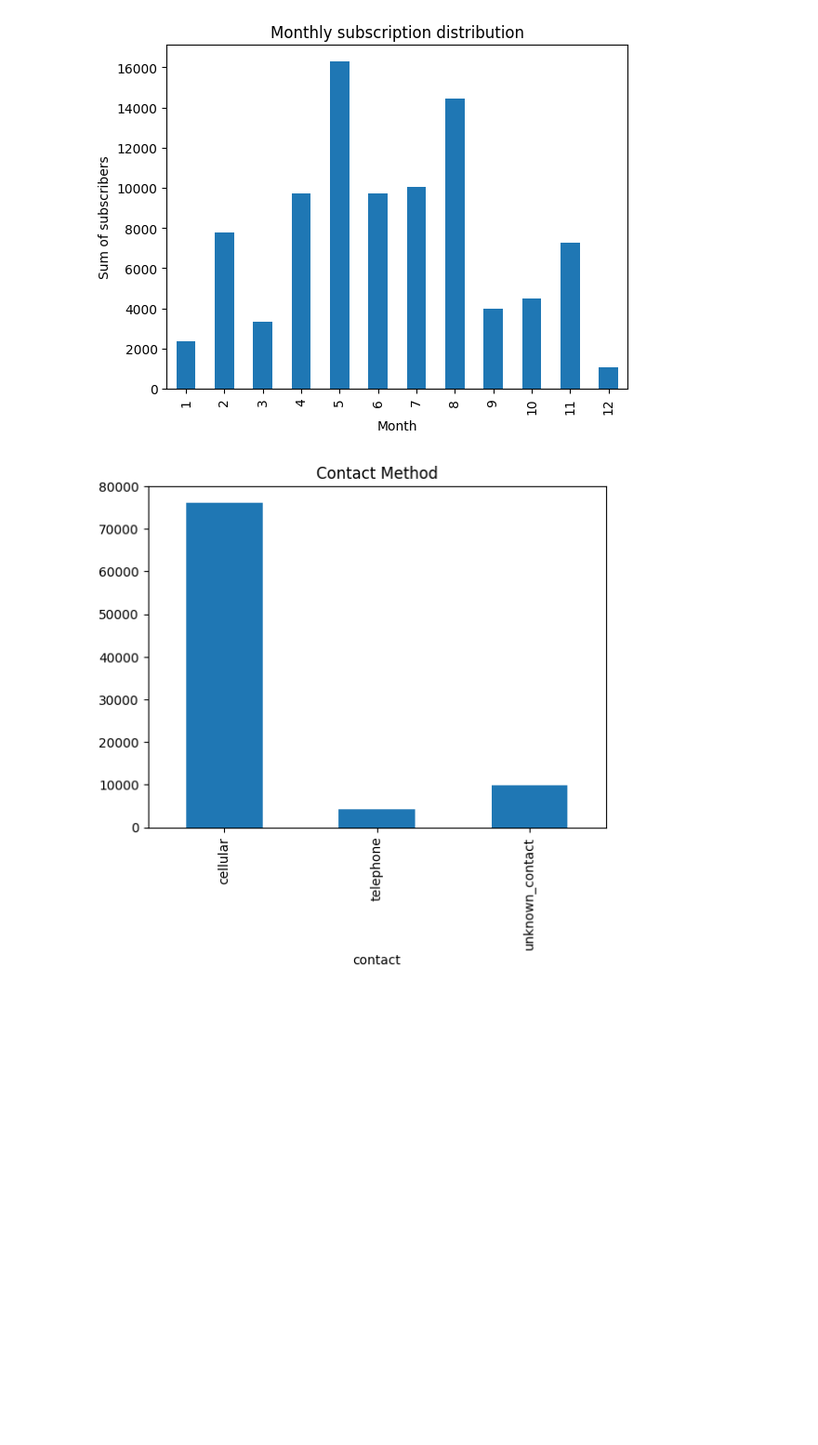
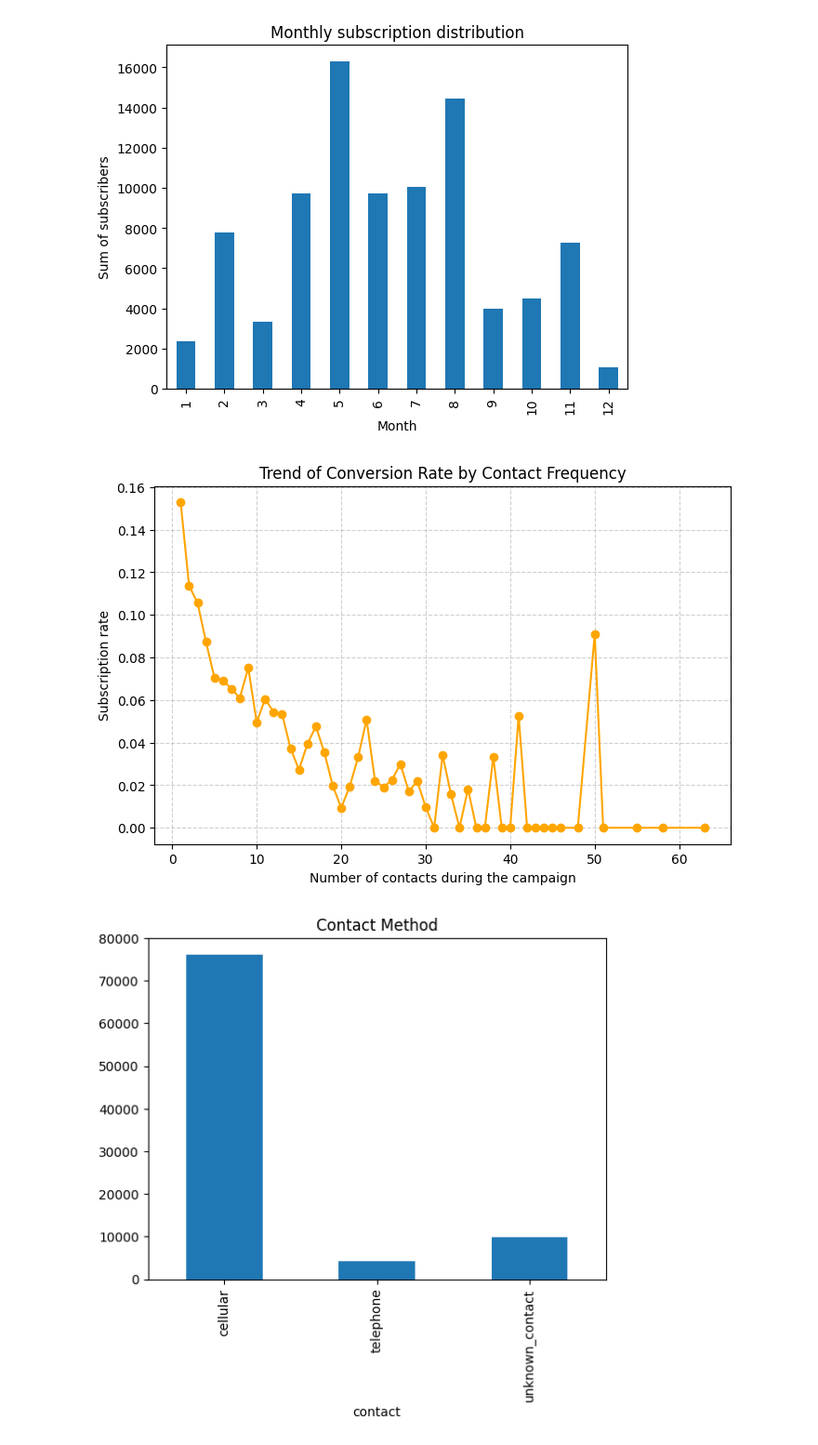
Before and after one commit to amandasbrn/bank-deposit-classif-agent, a Jupyter notebook: bank-pred-dira.ipynb, the cells around one changed output. Shown at 93% size. Drawn from its saved outputs; the diff is of its cells as text; code cells hidden in the pictures; blank space fills up the shorter version.

```diff
--- a/bank-pred-dira.ipynb
+++ b/bank-pred-dira.ipynb
@@ -128,0 +136,4 @@ data.head(2)
+# %%
+labels = ['Young Adult', 'Adult', 'Middle-Aged', 'Senior']
+data['age_group'] = pd.cut(data['age'], bins=4, labels=labels)
+data.head()
@@ -128,0 +176,2 @@ data.head(2)
+# %%
+data['was_contacted_before'] = np.where(data['pdays'] == -1, 'no', 'yes')
@@ -177,6 +377,18 @@ plt.title("Monthly subscription distribution")
 plt.show()
 # %% [output]
 [figure]
+# %%
+contact_rate = data.groupby('campaign')['deposit'].mean()
+
+plt.figure(figsize=(8,5))
+plt.plot(contact_rate.index, contact_rate.values, marker='o', color='orange')
+plt.xlabel("Number of contacts during the campaign")
+plt.ylabel("Subscription rate")
+plt.title("Trend of Conversion Rate by Contact Frequency")
+plt.grid(True, linestyle='--', alpha=0.6)
+plt.show()
+# %% [output]
+[figure, added]
 # %%
 cat_viz('contact','deposit','bar', "Contact Method")
 # %% [output]
```
Also changed, not shown: parts of 47 cells of this notebook, 1 other file.
